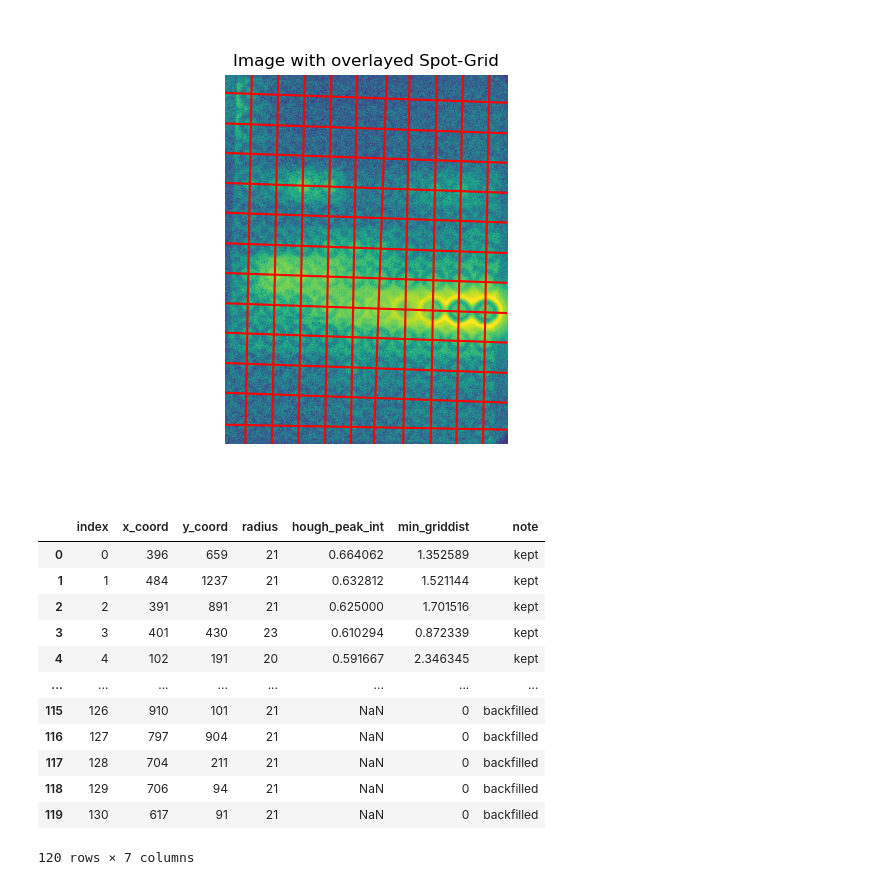
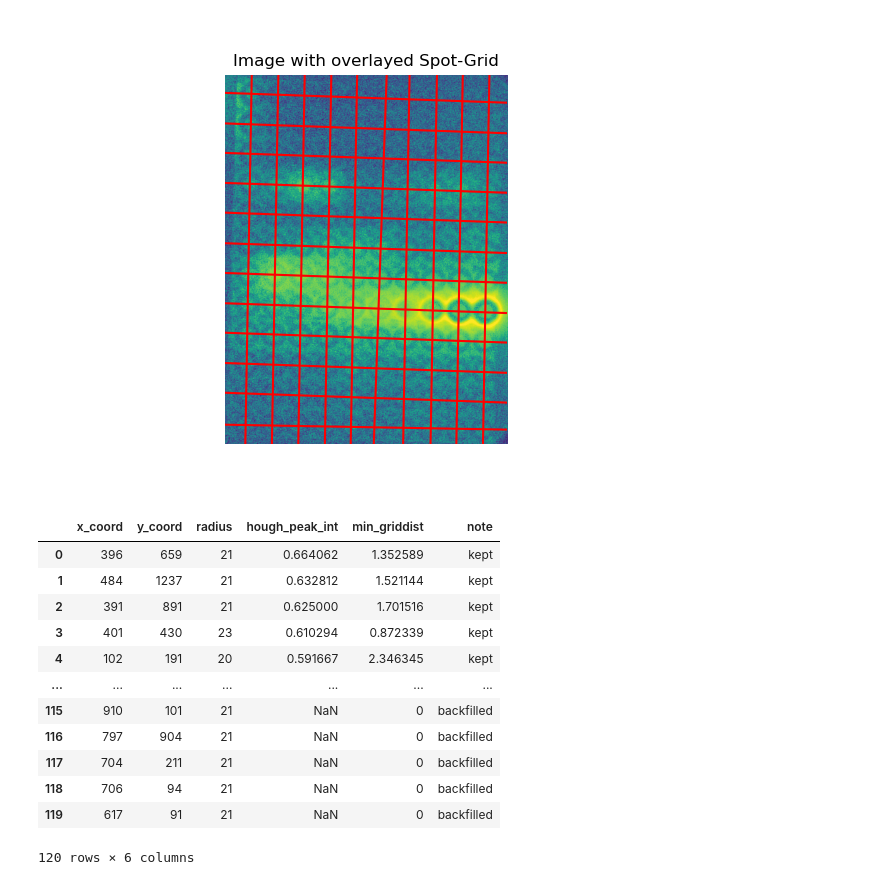
Before and after one commit to Functional-Metabolomics-Lab/MicrospotReader_test, a Jupyter notebook: microspot_reader.ipynb, the cells around one changed output. Saved outputs shown, nothing was run; the diff lists cells and outputs as text; code cells hidden in the pictures.

```diff
--- a/microspot_reader.ipynb
+++ b/microspot_reader.ipynb
@@ -159,42 +159,43 @@ ax.set(title="Image with overlayed Spot-Grid")
 [figure]
 # %%
 # Add relevant columns to spot-dataframe for spot correction.
-det_spot["min_griddist"]=10000
+det_spot["min_griddist"]=10000 # Placeholder value to be replaced
 det_spot["note"]="kept"
 
 #Loop over all gridpoints and detected spots:
 for gridpoint in intersections:
     dist_list=[]
     for idx in det_spot.index:
+        spot=det_spot.loc[idx]
         # Calculate the distance between a gridpoint and a spot.
-        pointdist=np.linalg.norm(np.array(gridpoint)-np.array((det_spot.loc[idx,"x_coord"],det_spot.loc[idx,"y_coord"])))
+        pointdist=np.linalg.norm(np.array(gridpoint)-np.array((spot["x_coord"],spot["y_coord"])))
         # Append to distance list needed later.
         dist_list.append(pointdist)
 
         # Add the distance of the specific spot to the current gridpoint if it is smaller than all previously tested gridpoints.
-        if pointdist<det_spot.loc[idx,"min_griddist"]: det_spot.loc[idx,"min_griddist"]=pointdist
+        if pointdist<spot["min_griddist"]: det_spot.loc[idx,"min_griddist"]=pointdist
 
     # If the minimum distance of a gridpoint to all detected spots is greater than 10, no spot was determined for this gridpoint with reasonable accuracy.
     if min(dist_list)>10:
         # Backfilling spot at the location of the gridpoint
         new_spot=pd.Series({"x_coord":int(gridpoint[0]),"y_coord":int(gridpoint[1]),"radius":int(spot_rad.mean()),"min_griddist":0,"note":"backfilled"})
         det_spot=pd.concat([det_spot,new_spot.to_frame().T],ignore_index=True)
 
 # If the minimum distance of an initally detected spot to all gridpoints is greater than 10, it probably was falsely detected as a spot. --> Removal of the spot.
-det_spot=det_spot[det_spot["min_griddist"]<10].reset_index().copy()
+corr_spot=det_spot[det_spot["min_griddist"]<10].reset_index(drop=True).copy()
 
-det_spot
+corr_spot
 # %% [output]
-|  | index | x_coord | y_coord | radius | hough_peak_int | min_griddist | note |
-| 0 | 0 | 396 | 659 | 21 | 0.664062 | 1.352589 | kept |
-| 1 | 1 | 484 | 1237 | 21 | 0.632812 | 1.521144 | kept |
-| 2 | 2 | 391 | 891 | 21 | 0.625000 | 1.701516 | kept |
-| 3 | 3 | 401 | 430 | 23 | 0.610294 | 0.872339 | kept |
-| 4 | 4 | 102 | 191 | 20 | 0.591667 | 2.346345 | kept |
-| ... | ... | ... | ... | ... | ... | ... | ... |
-| 115 | 126 | 910 | 101 | 21 | NaN | 0 | backfilled |
-| 116 | 127 | 797 | 904 | 21 | NaN | 0 | backfilled |
-| 117 | 128 | 704 | 211 | 21 | NaN | 0 | backfilled |
-| 118 | 129 | 706 | 94 | 21 | NaN | 0 | backfilled |
-| 119 | 130 | 617 | 91 | 21 | NaN | 0 | backfilled |
+|  | x_coord | y_coord | radius | hough_peak_int | min_griddist | note |
+| 0 | 396 | 659 | 21 | 0.664062 | 1.352589 | kept |
+| 1 | 484 | 1237 | 21 | 0.632812 | 1.521144 | kept |
+| 2 | 391 | 891 | 21 | 0.625000 | 1.701516 | kept |
+| 3 | 401 | 430 | 23 | 0.610294 | 0.872339 | kept |
+| 4 | 102 | 191 | 20 | 0.591667 | 2.346345 | kept |
+| ... | ... | ... | ... | ... | ... | ... |
+| 115 | 910 | 101 | 21 | NaN | 0 | backfilled |
+| 116 | 797 | 904 | 21 | NaN | 0 | backfilled |
+| 117 | 704 | 211 | 21 | NaN | 0 | backfilled |
+| 118 | 706 | 94 | 21 | NaN | 0 | backfilled |
+| 119 | 617 | 91 | 21 | NaN | 0 | backfilled |
-120 rows × 7 columns
+120 rows × 6 columns
```
Also changed, not shown: parts of 1 cell of this notebook.
